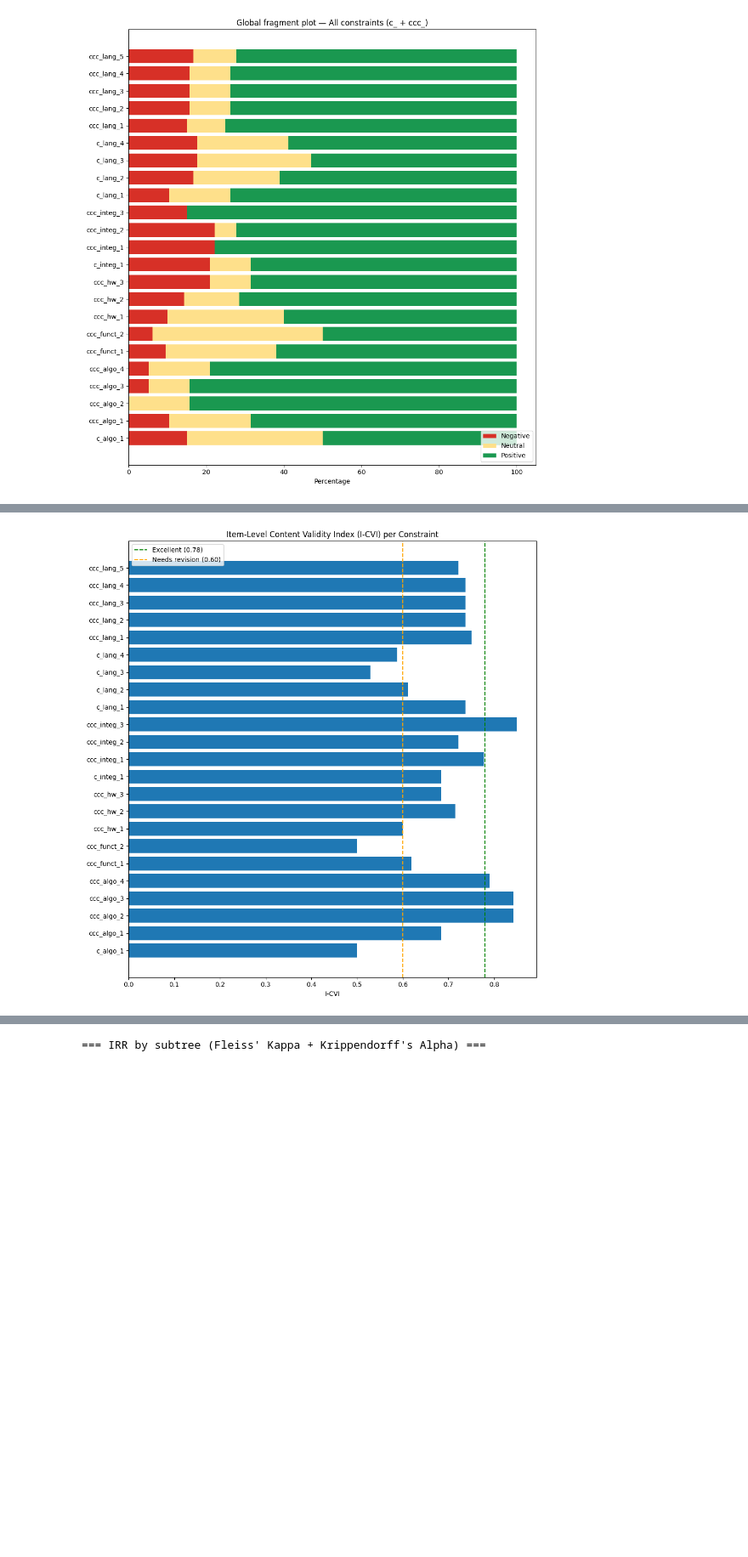
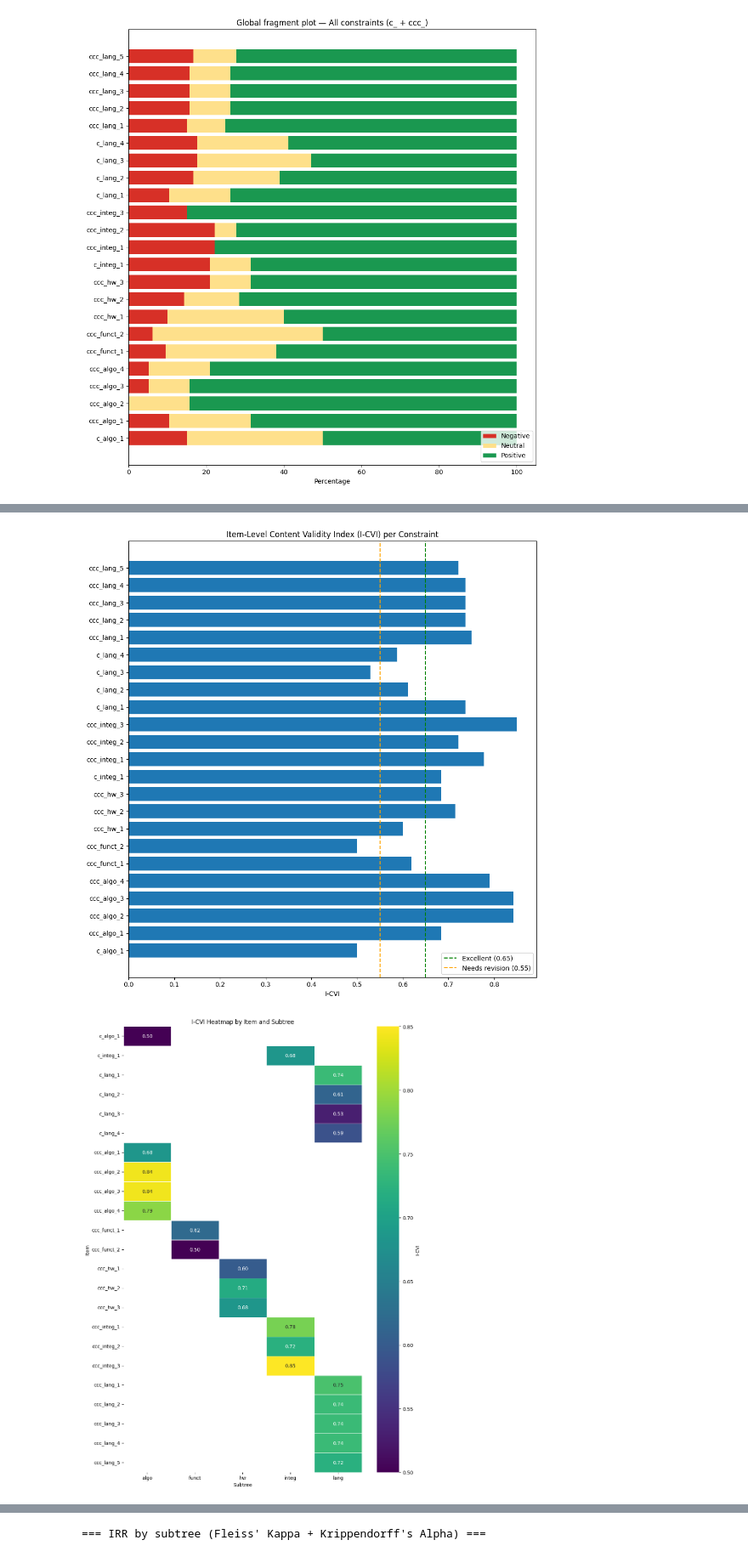
Before and after one commit to ricpdc/QSPL-Survey, a Jupyter notebook: QSE_Survey_Analysis_Colab.ipynb, the cells around one changed output, grey strips where cells are left out. Shown at 85% size. Drawn from its saved outputs; the diff is of its cells as text; code cells hidden in the pictures; blank space fills up the shorter version.

```diff
--- a/QSE_Survey_Analysis_Colab.ipynb
+++ b/QSE_Survey_Analysis_Colab.ipynb
@@ -3132,15 +3132,18 @@ def likert5_to3(x):
         return 3
     return np.nan
 
-def classify_icvi(icvi):
+def classify_icvi(icvi, th1=0.55, th2=0.65):
     """
-    Classify I-CVI values into status categories.
+    Classify I-CVI values into status categories using relaxed thresholds:
+      I-CVI >= th2      -> excellent
+      th1 <= I-CVI < th2 -> needs_revision
+      I-CVI < th1       -> reject
     """
     if pd.isna(icvi):
         return "insufficient_data"
-    if icvi >= 0.78:
+    if icvi >= th2:
         return "excellent"
-    if icvi >= 0.60:
+    if icvi >= th1:
         return "needs_revision"
     return "reject"
 
@@ -3262,35 +3265,57 @@ print(f"=== Global S-CVI/Ave across all constraints: {global_scvi_ave:.3f} ===")
 === Global S-CVI/Ave across all constraints: 0.694 ===
 # %%
 # ================================================================
-# VISUALIZATIONS FOR I-CVI — BARPLOT + HEATMAP
+# VISUALIZATIONS FOR I-CVI — BARPLOT + HEATMAP (UPDATED THRESHOLDS)
 # ================================================================
 import matplotlib.pyplot as plt
 import seaborn as sns
 
-# Ensure icvi_table is sorted in a meaningful way
 df_plot = icvi_table.sort_values(
     ["subtree", "type", "item"],
     ascending=[True, True, True]
 ).reset_index(drop=True)
 
 # ----------------------------------------------------------
 # 1. Horizontal barplot of I-CVI per item
 # ----------------------------------------------------------
 plt.figure(figsize=(10, 0.45 * len(df_plot)))
 
 plt.barh(df_plot["item"], df_plot["I_CVI"], color="#1f78b4")
 
-# Threshold lines for interpretation
-plt.axvline(0.78, color="green", linestyle="--", label="Excellent (0.78)")
-plt.axvline(0.60, color="orange", linestyle="--", label="Needs revision (0.60)")
+# Updated thresholds: 0.55 and 0.65
+plt.axvline(0.65, color="green", linestyle="--", label="Excellent (0.65)")
+plt.axvline(0.55, color="orange", linestyle="--", label="Needs revision (0.55)")
 
 plt.xlabel("I-CVI")
 plt.title("Item-Level Content Validity Index (I-CVI) per Constraint")
 plt.legend()
 plt.tight_layout()
 plt.show()
+
+# ----------------------------------------------------------
+# 3. Heatmap of I-CVI by item and subtree
+# ----------------------------------------------------------
+heatmap_df = icvi_table.pivot(index="item", columns="subtree", values="I_CVI")
+
+plt.figure(figsize=(10, 0.6 * len(heatmap_df)))
+
+sns.heatmap(
+    heatmap_df,
+    annot=True,
+    cmap="viridis",
+    fmt=".2f",
+    cbar_kws={"label": "I-CVI"},
+    linewidths=0.5
+)
+
+plt.title("I-CVI Heatmap by Item and Subtree")
+plt.xlabel("Subtree")
+plt.ylabel("Item")
+plt.tight_layout()
+plt.show()
 # %% [output]
-[figure, old version]
+[figure, new version]
+[figure, added]
 # %% [markdown]
 # Point 3 — Inter-Rater Reliability (IRR) by Category/Subtree
 
```
Also changed, not shown: parts of 7 cells of this notebook.
